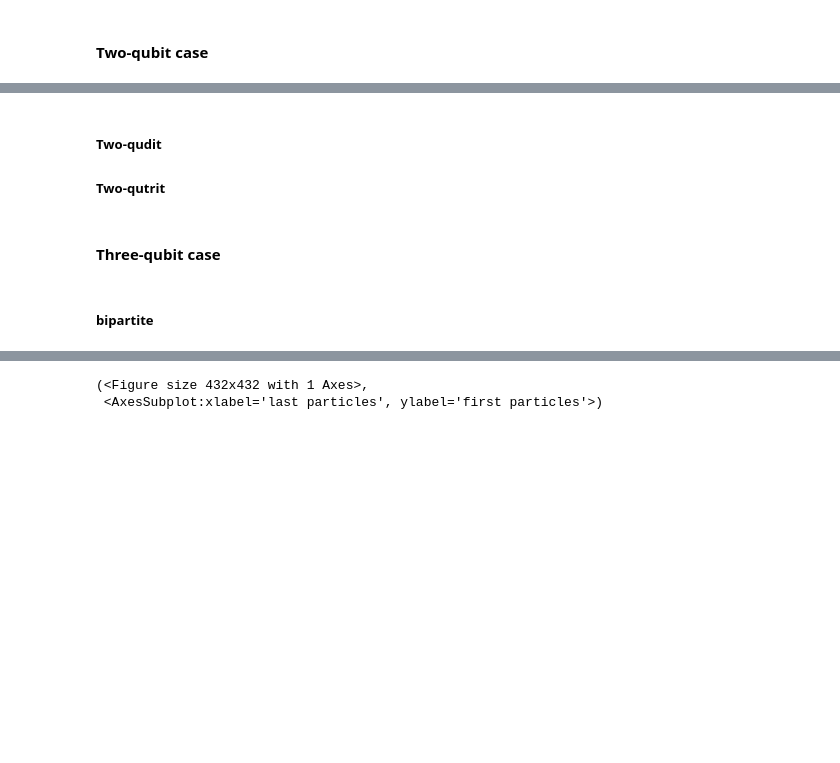
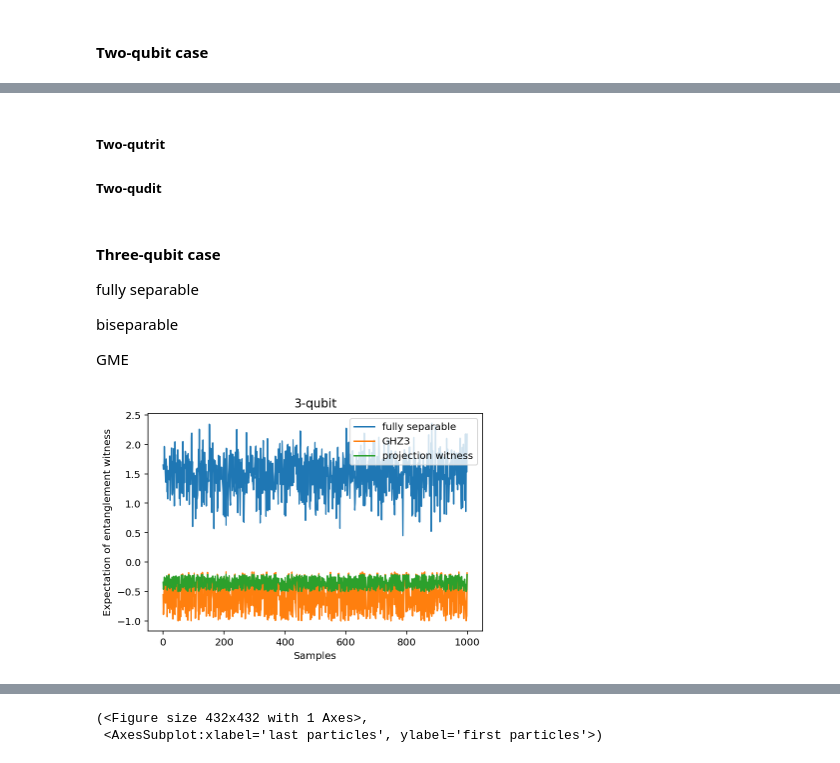
Before and after one commit to Jue-Xu/Entanglement-Witness, a Jupyter notebook: notebook/entangle.ipynb, the cells around one changed output, grey strips where cells are left out. Cells and saved outputs as stored; diff of their text form; code cells hidden in the pictures; blank space fills up the shorter version.

```diff
--- a/notebook/entangle.ipynb
+++ b/notebook/entangle.ipynb
@@ -292,10 +379,74 @@ Qobj data =
 # %% [markdown]
+##### Two-qutrit
+
 ##### Two-qudit
-
-##### Two-qutrit
 # %%
 # qutrit_basis()
 # %% [markdown]
 #### Three-qubit case
+fully separable
+
+biseparable
+
+GME
-# %% [markdown]
-##### bipartite
+# %%
+size_train = 1000
+
+# rand_ket
+def generate_rand_3_qubit_pure_product_state(d, m):
+    return [ ket2dm(tensor(rand_ket(2),rand_ket(2),rand_ket(2))) for i in range(m) ]
+
+# GHZ
+# random_white_noise_p = [random.random()/3 for i in range(size_train)]
+ghz_3_density = [ ket2dm(ghz_state(N=3)) * (1 - p) +  p /(2**3) * qeye([2, 2, 2]) for p in [random.random()/3 for i in range(size_train)] ]
+# ghz_3_density
+
+# matrix_histogram(
+#     random.choice(ghz_3_density),
+#     # xlabels=['00', '01', '10', '11'],
+#     # ylabels=['00', '01', '10', '11'],
+#     #  ylabels=None,
+#     # title="a random pure product state in density matrix",
+#     limits=None,
+#     colorbar=True,
+#     # fig=fig,
+#     # ax=axes[1],
+#     fig=None,
+#     ax=None,
+#     options=None)
+fig, ax = plt.subplots(figsize=(6, 4))
+
+# rigorous entanglement witness
+witness_ghz_3 =  3/2 * qeye([2, 2, 2]) - tensor([sigmax(), sigmax(), sigmax()]) - 1/2 * (tensor([sigmaz(), sigmaz(), qeye([2])]) + tensor([qeye([2]), sigmaz(), sigmaz()]) + tensor([sigmaz(), qeye([2]), sigmaz()]))
+
+expect_fully_separable_3 = [
+    expect(witness_ghz_3, state) for state in generate_rand_3_qubit_pure_product_state(3,size_train)
+]
+ax.plot(expect_fully_separable_3)
+
+expect_witness_ghz_3 = [
+ expect(witness_ghz_3, state) for state in ghz_3_density
+]
+ax.plot(expect_witness_ghz_3)
+
+witness_ghz_3_project = 1/2 * qeye([2, 2, 2]) - ket2dm(ghz_state(N=3))
+# print(witness_ghz_3_project)
+expect_witness_ghz_3_project = [
+ expect(witness_ghz_3_project, state) for state in ghz_3_density
+]
+
+# print(expect_witness_ghz_3_project)
+ax.plot(expect_witness_ghz_3_project)
+# ax.text(4, 0.4, r'$$')
+ax.set_xlabel('Samples')
+# ax.set_ylabel(r'$ \tr (W \rho ) $')
+ax.set_ylabel('Expectation of entanglement witness')
+ax.set_title('3-qubit')
+ax.legend(('fully separable', 'GHZ3', 'projection witness', 'Bell inequality', 'stabilizer', 'ML ansatz'), loc='upper right')
+# fig.show()
+# plt.savefig('three_qubit.png', dpi=300)
+
+# ansatz
+three_pauli = [tensor([a,b,c]) for a in pauli_operators for b in pauli_operators for c in pauli_operators]
+# %% [output]
+[figure, added]
```
Also changed, not shown: parts of 16 cells of this notebook, 6 other files.
